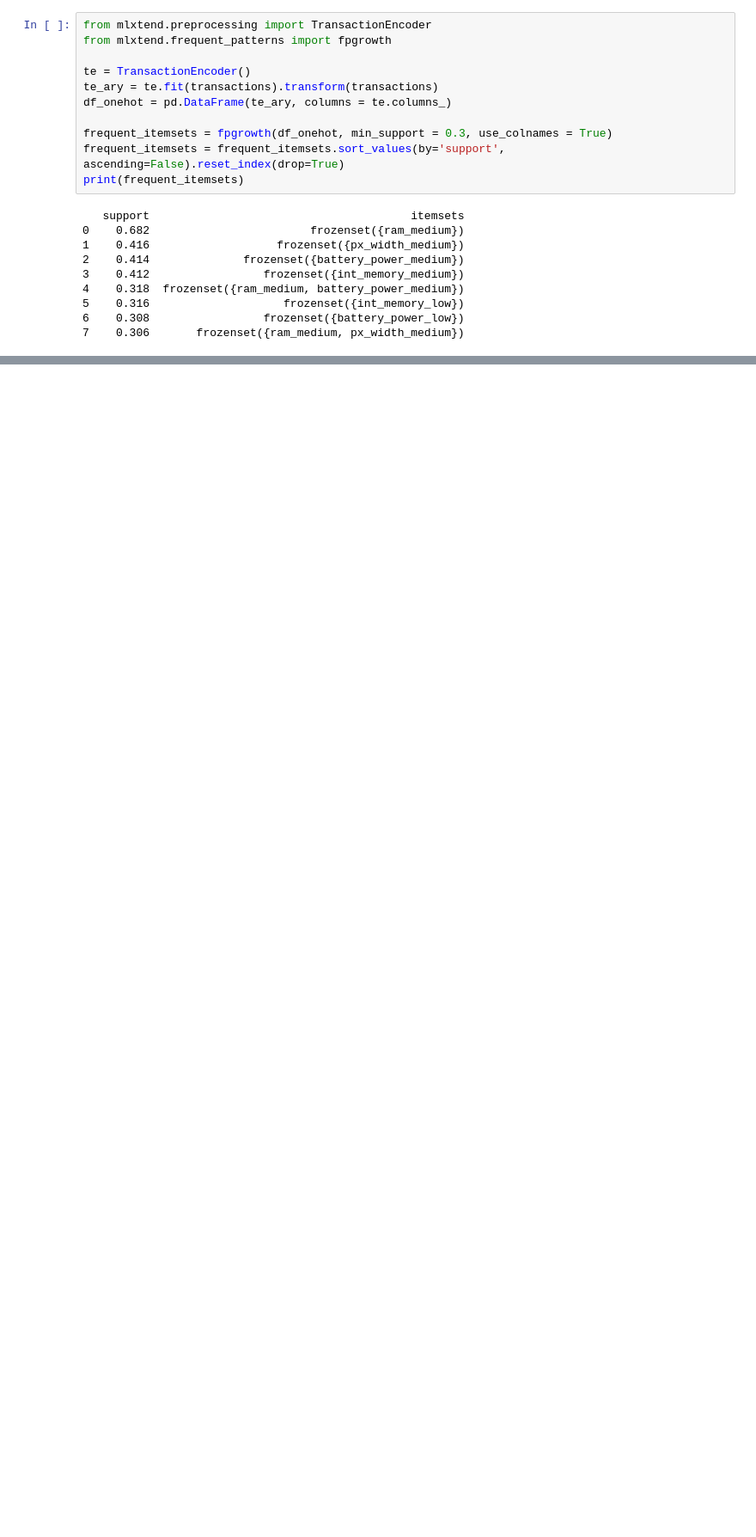
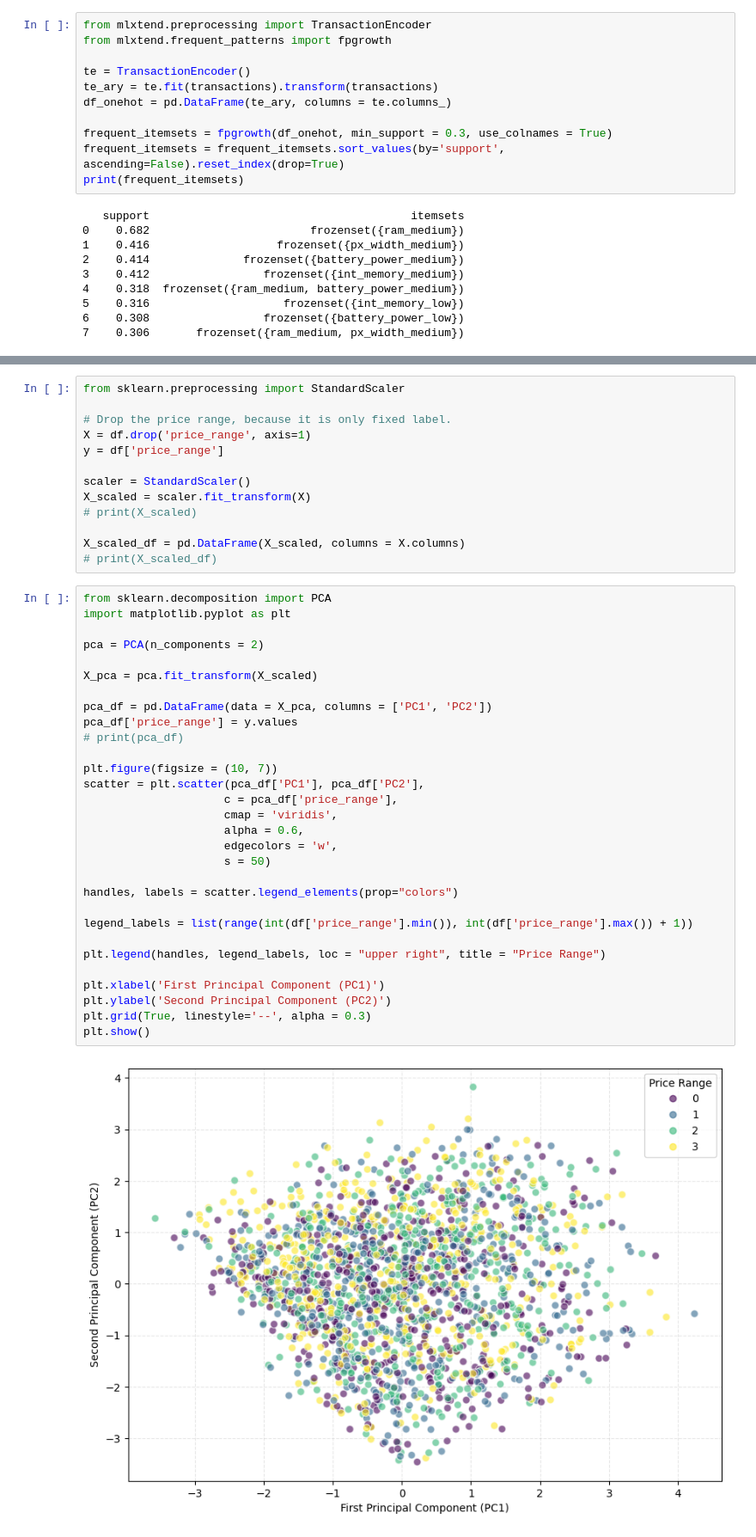
Before and after one commit to Fan-Jia-Chiun/DM_Ass2_111550058, a Jupyter notebook: Real_World_Classification.ipynb, the cells around one changed output, grey strips where cells are left out. Shown at 86% size. Saved outputs shown, nothing was run; the diff lists cells and outputs as text; blank space fills up the shorter version.

```diff
--- a/Real_World_Classification.ipynb
+++ b/Real_World_Classification.ipynb
@@ -540,0 +537,45 @@ print(final_rules)
+# %%
+from sklearn.preprocessing import StandardScaler
+
+# Drop the price range, because it is only fixed label.
+X = df.drop('price_range', axis=1)
+y = df['price_range']
+
+scaler = StandardScaler()
+X_scaled = scaler.fit_transform(X)
+# print(X_scaled)
+
+X_scaled_df = pd.DataFrame(X_scaled, columns = X.columns)
+# print(X_scaled_df)
+# %%
+from sklearn.decomposition import PCA
+import matplotlib.pyplot as plt
+
+pca = PCA(n_components = 2)
+
+X_pca = pca.fit_transform(X_scaled)
+
+pca_df = pd.DataFrame(data = X_pca, columns = ['PC1', 'PC2'])
+pca_df['price_range'] = y.values
+# print(pca_df)
+
+plt.figure(figsize = (10, 7))
+scatter = plt.scatter(pca_df['PC1'], pca_df['PC2'],
+                     c = pca_df['price_range'],
+                     cmap = 'viridis',
+                     alpha = 0.6,
+                     edgecolors = 'w',
+                     s = 50)
+
+handles, labels = scatter.legend_elements(prop="colors")
+
+legend_labels = list(range(int(df['price_range'].min()), int(df['price_range'].max()) + 1))
+
+plt.legend(handles, legend_labels, loc = "upper right", title = "Price Range")
+
+plt.xlabel('First Principal Component (PC1)')
+plt.ylabel('Second Principal Component (PC2)')
+plt.grid(True, linestyle='--', alpha = 0.3)
+plt.show()
+# %% [output]
+[figure, added]
```
Also changed, not shown: parts of 4 cells of this notebook.
